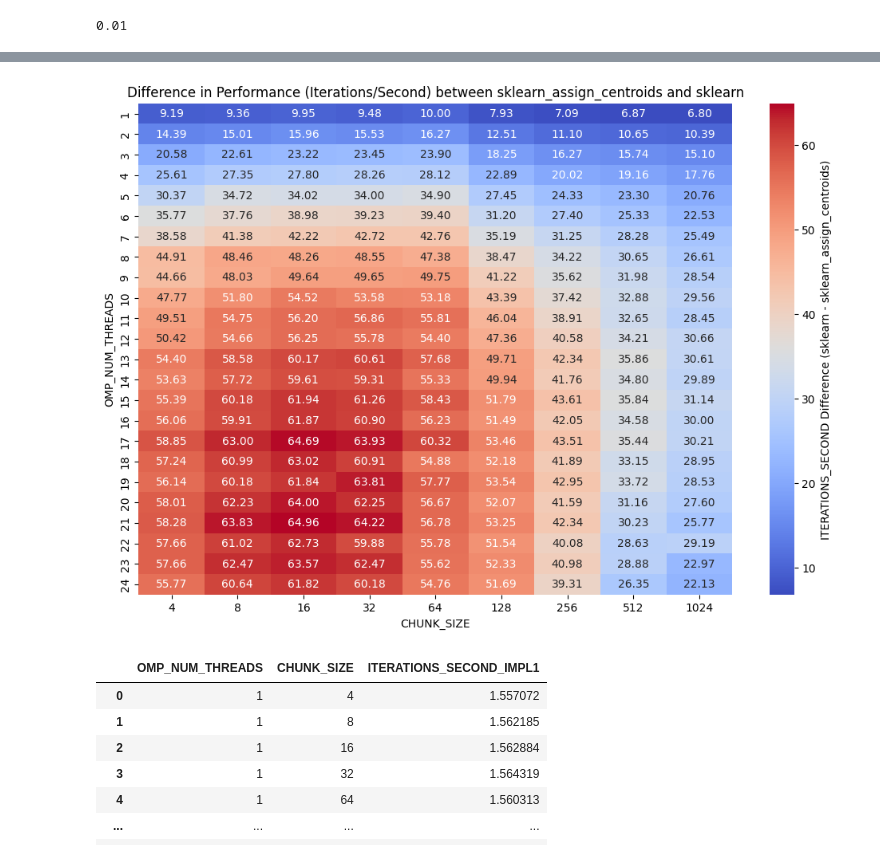
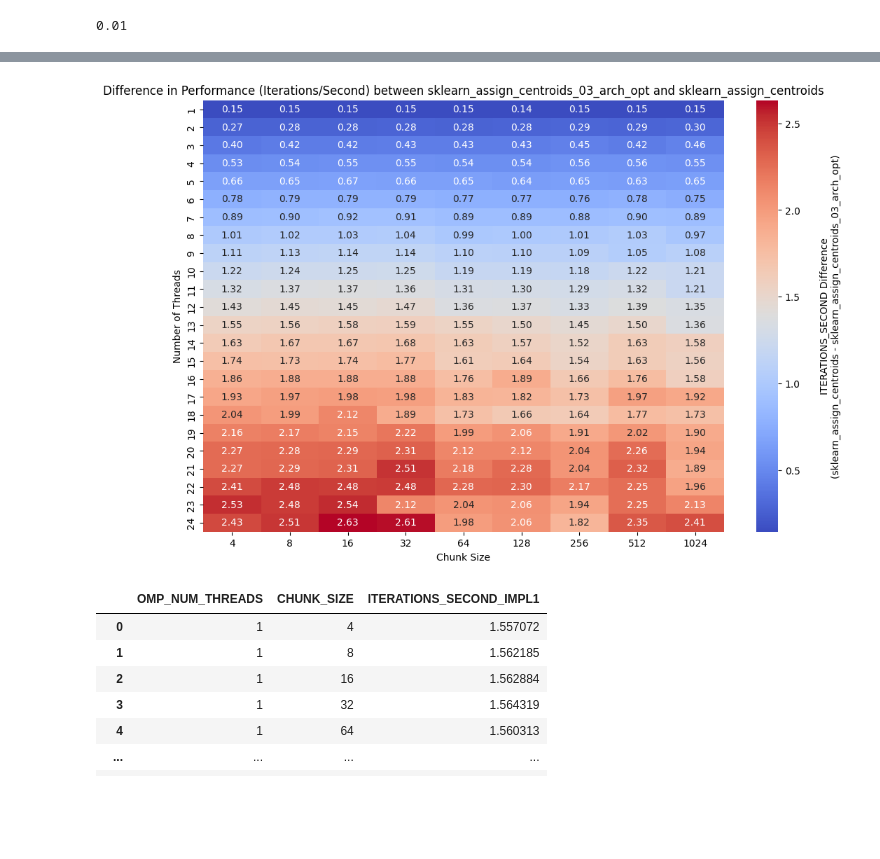
Before and after one commit to HPC24/scikit-learn, a Jupyter notebook: src/test.ipynb, the cells around one changed output, grey strips where cells are left out. Saved outputs shown, nothing was run; the diff lists cells and outputs as text; code cells hidden in the pictures; blank space fills up the shorter version.

```diff
--- a/src/test.ipynb
+++ b/src/test.ipynb
@@ -310,23 +328,19 @@ Directory /home/joshua/Projects/HPC_Project/scikit-learn/src/Visualization alrea
 # %%
-def compare_timings(file1 : str, file2: str):
+import pandas as pd
+import matplotlib.pyplot as plt
+import seaborn as sns
+from pathlib import Path
 
-
+def compare_timings(file1: str, file2: str):
     impl1 = pd.read_csv(file1, delimiter='\t')
     impl2 = pd.read_csv(file2, delimiter='\t')
 
-    impl1_name = file1.split('/')[-1].replace('_timings.txt', "")
-    impl2_name = file2.split('/')[-1].replace('_timings.txt', "")
-
+    impl1_name = Path(file1).stem.replace('_timings', "")
+    impl2_name = Path(file2).stem.replace('_timings', "")
 
     # Group by OMP_NUM_THREADS and CHUNK_SIZE, then calculate the average ITERATIONS_SECOND
     impl1_avg = impl1.groupby(['OMP_NUM_THREADS', 'CHUNK_SIZE'])['ITERATIONS_SECOND'].mean().reset_index()
     impl2_avg = impl2.groupby(['OMP_NUM_THREADS', 'CHUNK_SIZE'])['ITERATIONS_SECOND'].mean().reset_index()
-
-    # impl1_avg_max = impl1_avg['ITERATIONS_SECOND'].idxmax()
-    # impl2_avg_max = impl2_avg['ITERATIONS_SECOND'].idxmax()
-
-    # print(f"Impl 1: Threads {impl1_avg.iloc[impl1_avg_max]}")
-    # print(f"Impl 2: Threads {impl2_avg.iloc[impl2_avg_max]}")
 
     # Rename columns to distinguish between the two implementations
     impl1_avg = impl1_avg.rename(columns={'ITERATIONS_SECOND': 'ITERATIONS_SECOND_IMPL1'})
@@ -342,15 +356,26 @@ def compare_timings(file1 : str, file2: str):
 
     # Plotting the heatmap
     plt.figure(figsize=(12, 8))
-    sns.heatmap(heatmap_data, annot=True, fmt=".2f", cmap="coolwarm", cbar_kws={'label': f"ITERATIONS_SECOND Difference ({impl2_name} - {impl1_name})"})
+    ax = sns.heatmap(
+        heatmap_data, annot=True, fmt=".2f", cmap="coolwarm",  # Adjust space and aspect ratio for color bar
+    )
+
+    # Set a multiline label for the color bar
+    colorbar = ax.collections[0].colorbar
+    colorbar.set_label(
+        f"ITERATIONS_SECOND Difference\n({impl2_name} - {impl1_name})",
+        labelpad=20,  # Space between label and color bar
+        wrap=True  # Ensures label wraps if text length exceeds width
+    )
+
     plt.title(f"Difference in Performance (Iterations/Second) between {impl1_name} and {impl2_name}")
     plt.xlabel('Chunk Size')
     plt.ylabel('Number of Threads')
     plt.show()
 # %%
-compare_timings('/home/joshua/Projects/HPC_Project/scikit-learn/src/out/sklearn_assign_centroids_timings.txt', '/home/joshua/Projects/HPC_Project/scikit-learn/src/out/sklearn_timings.txt')
+compare_timings('/home/joshua/Projects/HPC_Project/scikit-learn/src/out/sklearn_assign_centroids_03_arch_opt_timings.txt', '/home/joshua/Projects/HPC_Project/scikit-learn/src/out/sklearn_assign_centroids_timings.txt')
 # %% [output]
-[figure, old version]
+[figure, new version]
 # %%
 a
 # %% [output]
```
Also changed, not shown: parts of 2 cells of this notebook, 1 other file.
